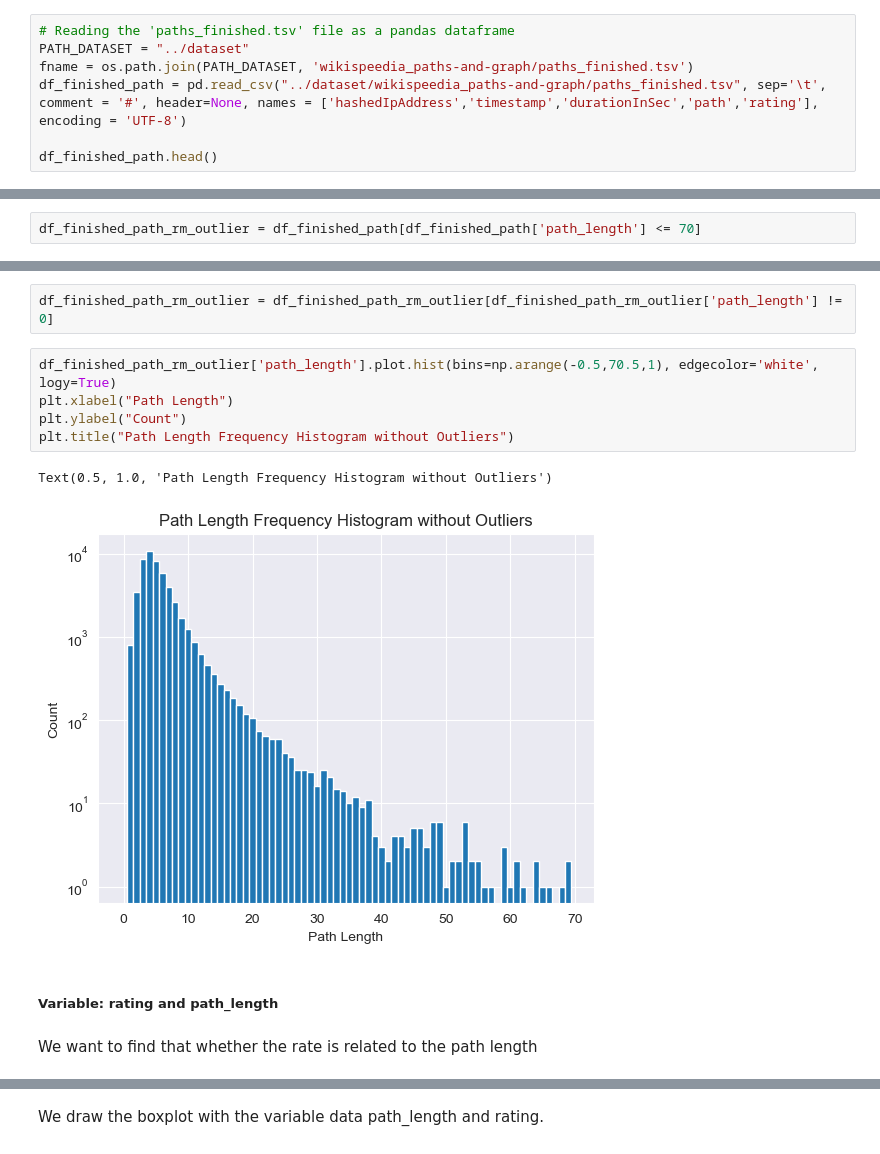
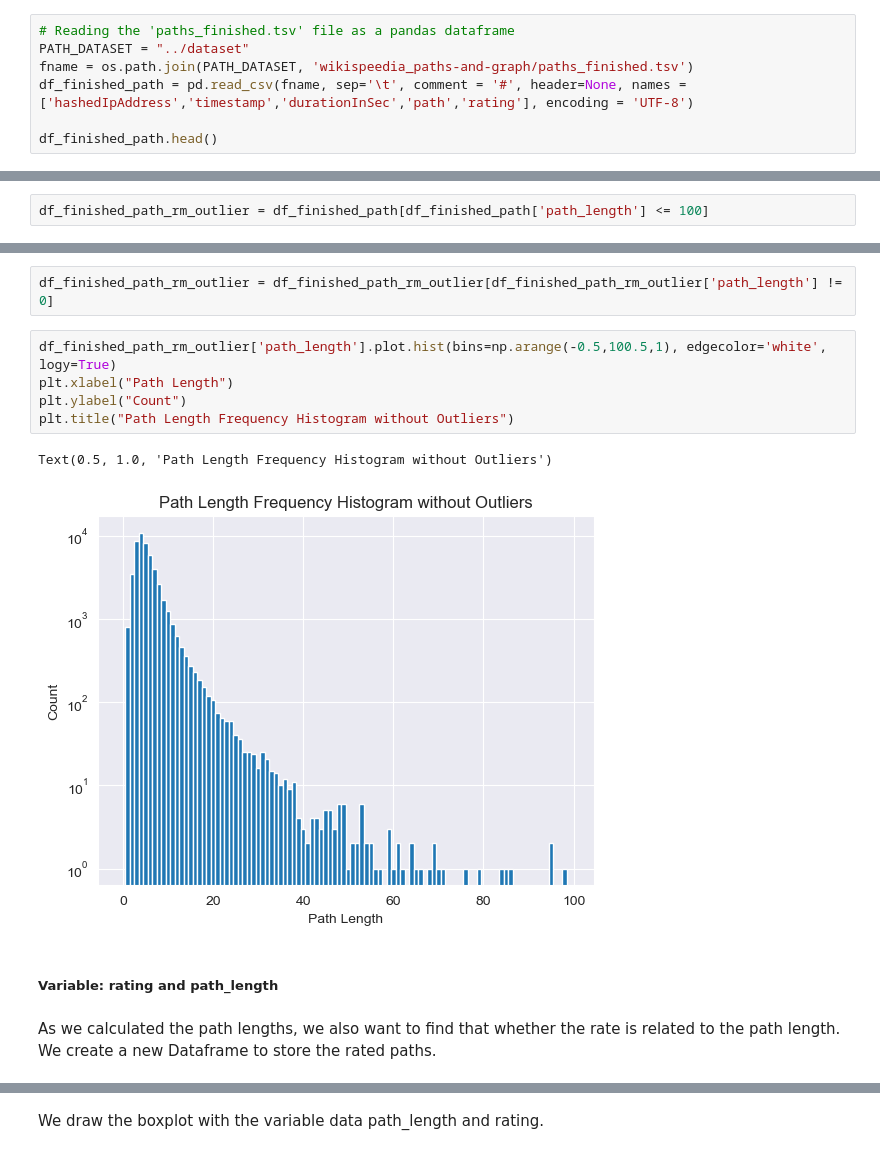
Before and after one commit to epfl-ada/ada-2022-project-m10kka10akka, a Jupyter notebook: src/MileStone2.ipynb, the cells around one changed output, grey strips where cells are left out. Saved outputs shown, nothing was run; the diff lists cells and outputs as text.

```diff
--- a/src/MileStone2.ipynb
+++ b/src/MileStone2.ipynb
@@ -51,7 +74,7 @@ We will import the data in file "paths_finished.tsv", "article.tsv" and "categor
 # Reading the 'paths_finished.tsv' file as a pandas dataframe
 PATH_DATASET = "../dataset"
 fname = os.path.join(PATH_DATASET, 'wikispeedia_paths-and-graph/paths_finished.tsv')
-df_finished_path = pd.read_csv("../dataset/wikispeedia_paths-and-graph/paths_finished.tsv", sep='\t', comment = '#', header=None, names = ['hashedIpAddress','timestamp','durationInSec','path','rating'], encoding = 'UTF-8')
+df_finished_path = pd.read_csv(fname, sep='\t', comment = '#', header=None, names = ['hashedIpAddress','timestamp','durationInSec','path','rating'], encoding = 'UTF-8')
 
 df_finished_path.head()
 # %% [output]
@@ -182,21 +226,21 @@ From the histogram, we could find that the path length mainly concentrates on th
 # %%
-df_finished_path_rm_outlier = df_finished_path[df_finished_path['path_length'] <= 70]
+df_finished_path_rm_outlier = df_finished_path[df_finished_path['path_length'] <= 100]
 # %% [markdown]
 We also find there are data whose path_length equals to 0. It means that the target article is same to to source one. We also remove this situation.
 # %%
 df_finished_path_rm_outlier = df_finished_path_rm_outlier[df_finished_path_rm_outlier['path_length'] != 0]
 # %%
-df_finished_path_rm_outlier['path_length'].plot.hist(bins=np.arange(-0.5,70.5,1), edgecolor='white', logy=True)
+df_finished_path_rm_outlier['path_length'].plot.hist(bins=np.arange(-0.5,100.5,1), edgecolor='white', logy=True)
 plt.xlabel("Path Length")
 plt.ylabel("Count")
 plt.title("Path Length Frequency Histogram without Outliers")
 # %% [output]
 Text(0.5, 1.0, 'Path Length Frequency Histogram without Outliers')
-[figure, old version]
+[figure, new version]
 # %% [markdown]
 ##### Variable: rating and path_length
 # %% [markdown]
-We want to find that whether the rate is related to the path length
+As we calculated the path lengths, we also want to find that whether the rate is related to the path length. We create a new Dataframe to store the rated paths.
 # %%
 ## Is rating related to steps?
 
```
Also changed, not shown: parts of 122 cells of this notebook.
